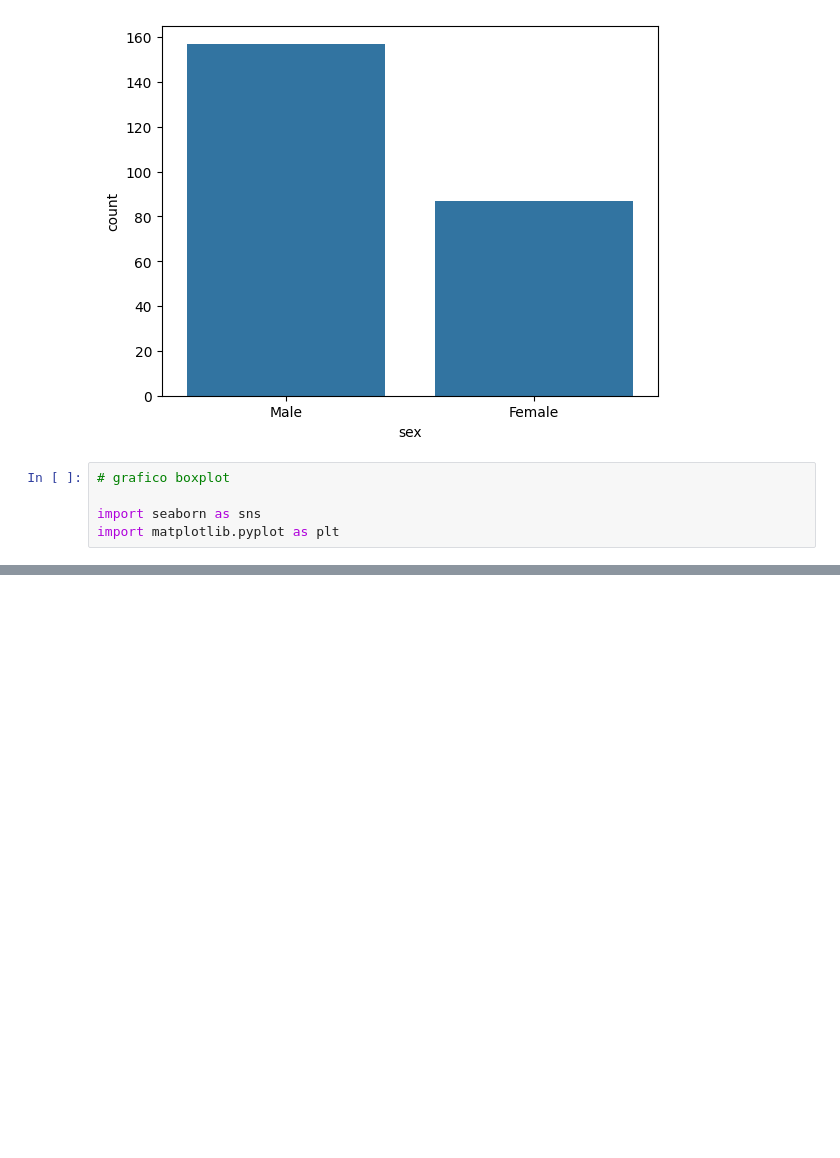
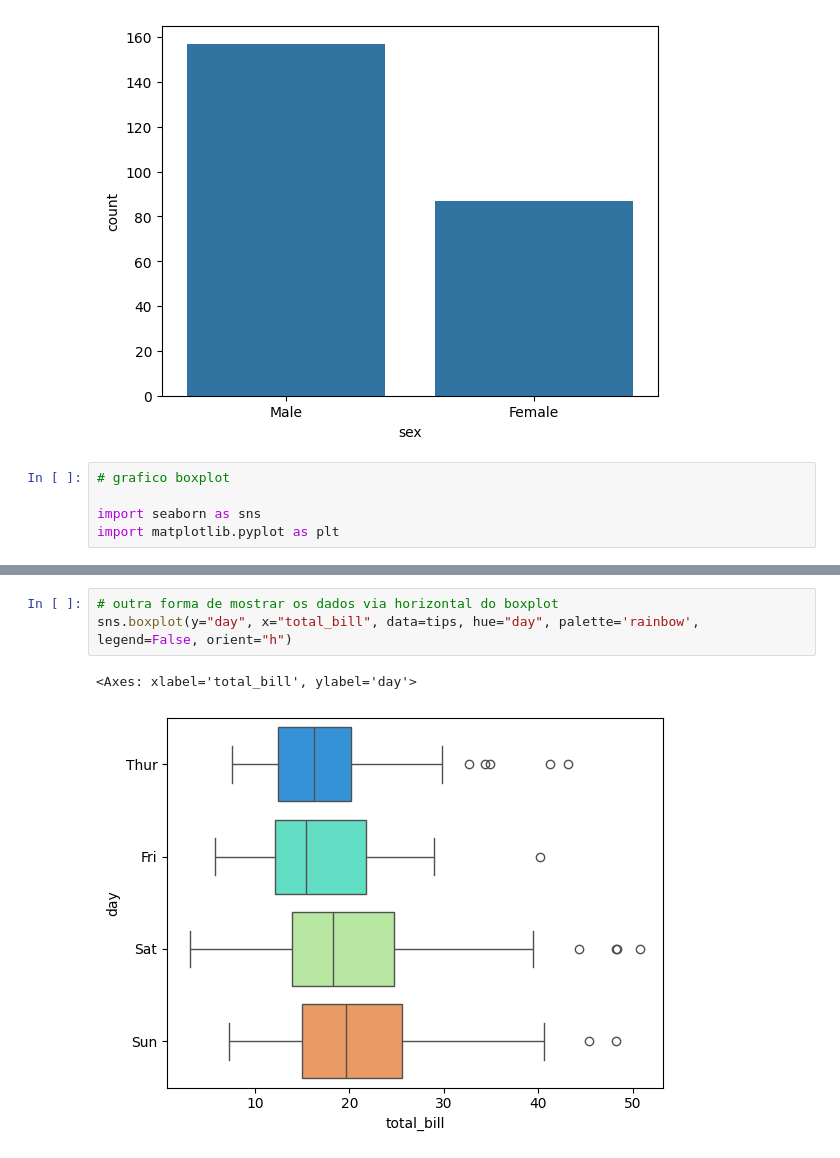
Before and after one commit to ludiemert/Advanced_Data_Visualization_Seaborn, a Jupyter notebook: 4_Advanced_Data_Visualization_Seaborn/Seaborn.ipynb, the cells around one changed output, grey strips where cells are left out. Cells and saved outputs as stored; diff of their text form; blank space fills up the shorter version.

```diff
--- a/4_Advanced_Data_Visualization_Seaborn/Seaborn.ipynb
+++ b/4_Advanced_Data_Visualization_Seaborn/Seaborn.ipynb
@@ -188,2 +192,8 @@ plt.show()
 # %% [output]
 [figure]
+# %%
+# outra forma de mostrar os dados via horizontal do boxplot
+sns.boxplot(y="day", x="total_bill", data=tips, hue="day", palette='rainbow', legend=False, orient="h")
+# %% [output]
+<Axes: xlabel='total_bill', ylabel='day'>
+[figure, added]
```
Also changed, not shown: parts of 1 cell of this notebook, 2 other files.
